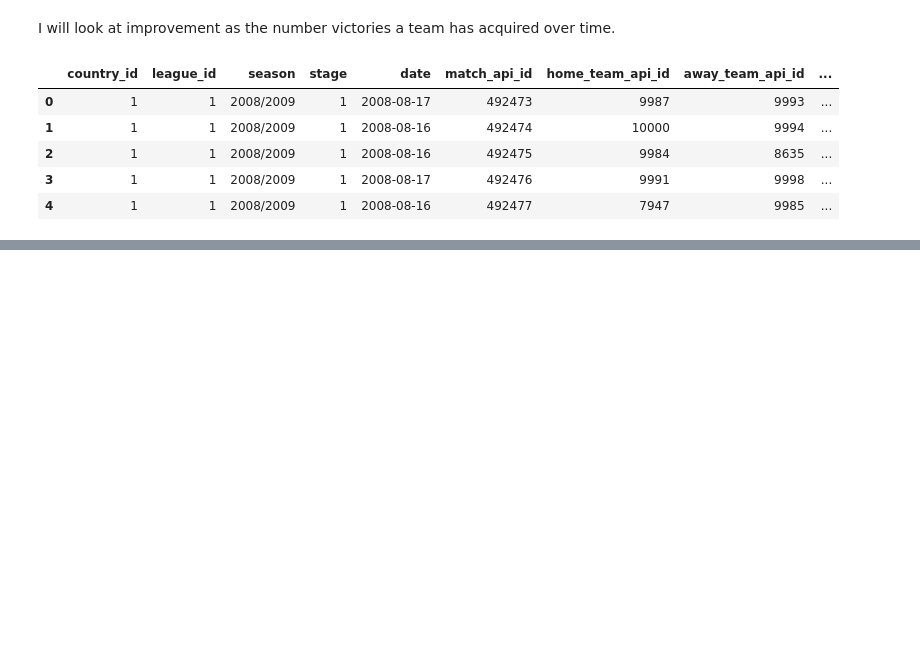
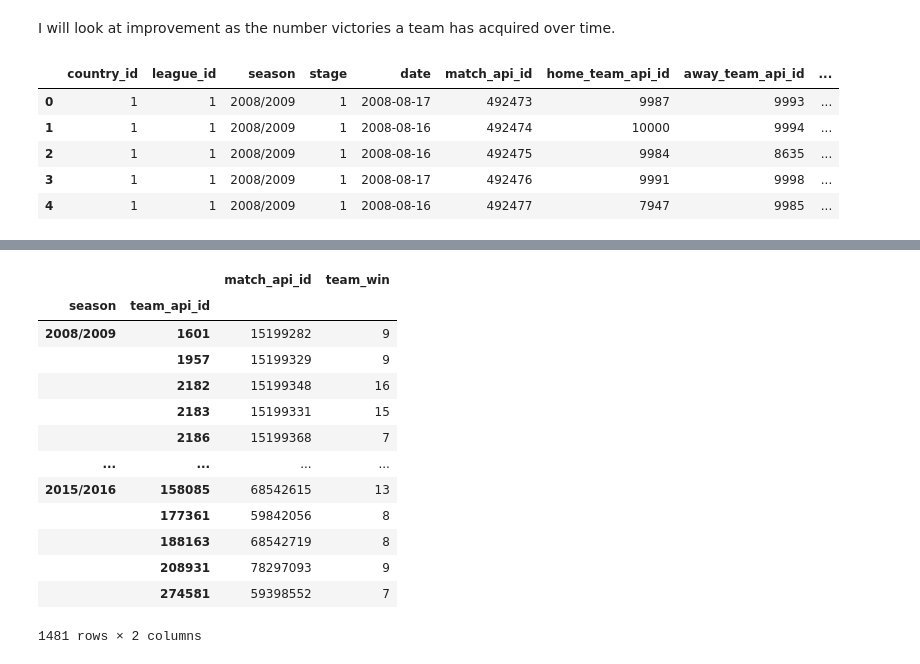
Before and after one commit to Wishbert/Investigating-Soccer-Dataset, a Jupyter notebook: Soccer Database draft.ipynb, the cells around one changed output, grey strips where cells are left out. Cells and saved outputs as stored; diff of their text form; code cells hidden in the pictures; blank space fills up the shorter version.

```diff
--- a/Soccer Database draft.ipynb
+++ b/Soccer Database draft.ipynb
@@ -1120,0 +1116,14 @@ team_improvement_df
+# %%
+constant_columns = ['season','date','match_api_id']
+columns_to_stack = [['home_team_api_id','home_team_win'],['away_team_api_id','away_team_win']]
+
+def get_team_victories(df):
+    home_df = df[constant_columns].copy()
+    home_df[['team_api_id','team_win']] = df[columns_to_stack[0]]
+
+    away_df = df[constant_columns].copy()
+    away_df[['team_api_id','team_win']] = df[columns_to_stack[1]]
+
+    return pd.concat([home_df,away_df])
+# %%
+team_wins = get_team_victories(team_improvement_df)
@@ -1120,0 +1145,17 @@ team_improvement_df
+# %%
+team_wins.groupby(['season','team_api_id']).sum()
+# %% [output]
+|  |  | match_api_id | team_win |
+| season | team_api_id |  |  |
+| 2008/2009 | 1601 | 15199282 | 9 |
+|  | 1957 | 15199329 | 9 |
+|  | 2182 | 15199348 | 16 |
+|  | 2183 | 15199331 | 15 |
+|  | 2186 | 15199368 | 7 |
+| ... | ... | ... | ... |
+| 2015/2016 | 158085 | 68542615 | 13 |
+|  | 177361 | 59842056 | 8 |
+|  | 188163 | 68542719 | 8 |
+|  | 208931 | 78297093 | 9 |
+|  | 274581 | 59398552 | 7 |
+1481 rows × 2 columns
```
Also changed, not shown: parts of 19 cells of this notebook.
